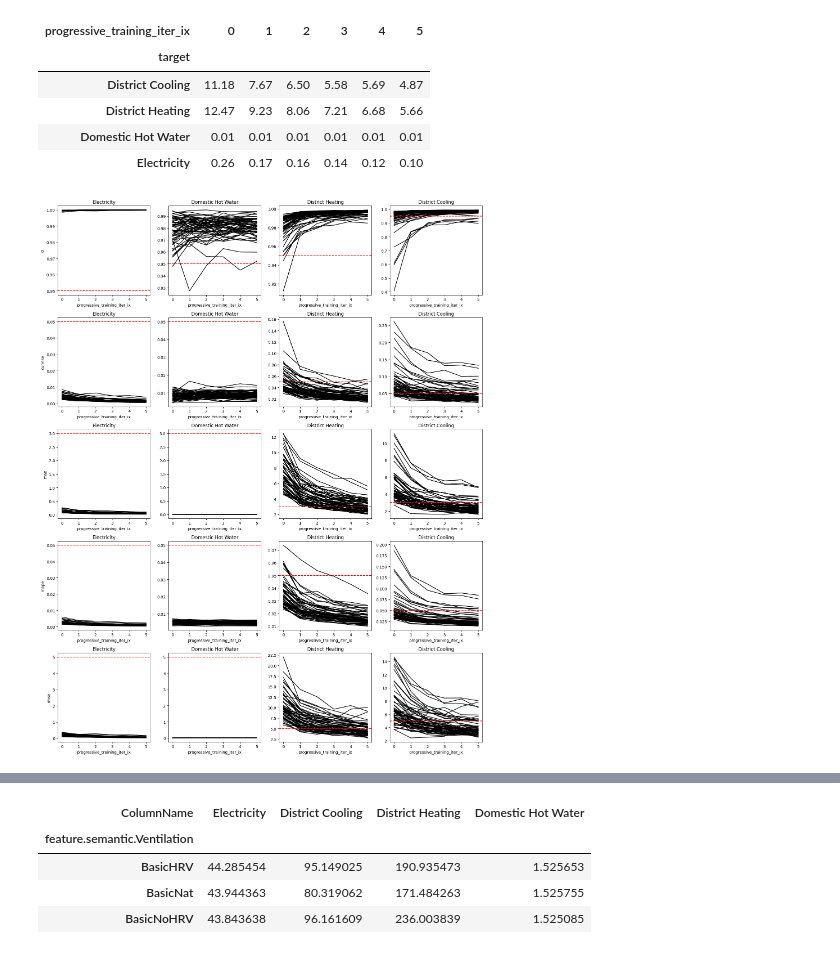
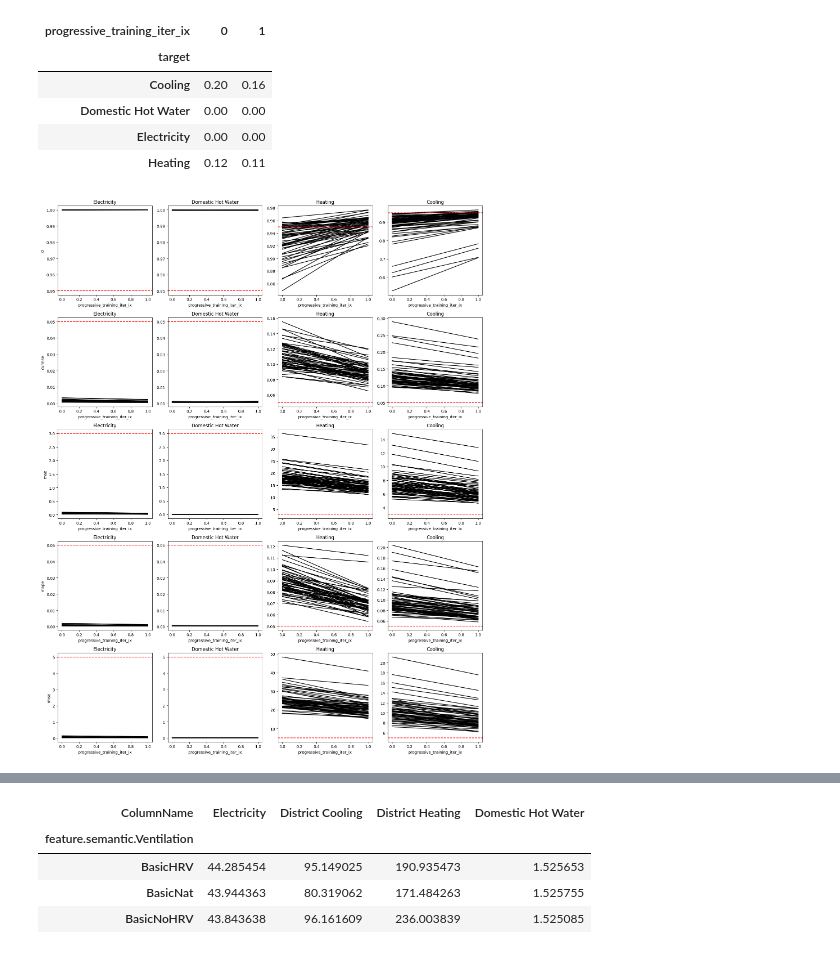
Before and after one commit to szvsw/epengine, a Jupyter notebook: notebooks/learning_curves.ipynb, the cells around one changed output, grey strips where cells are left out. Drawn from its saved outputs; the diff is of its cells as text; code cells hidden in the pictures.

```diff
--- a/notebooks/learning_curves.ipynb
+++ b/notebooks/learning_curves.ipynb
@@ -39,17 +90,17 @@ err_dfs = pd.concat(all_dfs)
 (
     err_dfs.groupby("progressive_training_iter_ix")
     .mean()["test"]
-    .xs("mae", level="metric", axis=1)
+    .xs("mape", level="metric", axis=1)
     .T
 ).round(2).groupby("target").max()
 # plt.ylim(0,1)
 # %% [output]
-| progressive_training_iter_ix | 0 | 1 | 2 | 3 | 4 | 5 |
-| target |  |  |  |  |  |  |
-| District Cooling | 11.18 | 7.67 | 6.50 | 5.58 | 5.69 | 4.87 |
-| District Heating | 12.47 | 9.23 | 8.06 | 7.21 | 6.68 | 5.66 |
-| Domestic Hot Water | 0.01 | 0.01 | 0.01 | 0.01 | 0.01 | 0.01 |
-| Electricity | 0.26 | 0.17 | 0.16 | 0.14 | 0.12 | 0.10 |
+| progressive_training_iter_ix | 0 | 1 |
+| target |  |  |
+| Cooling | 0.20 | 0.16 |
+| Domestic Hot Water | 0.00 | 0.00 |
+| Electricity | 0.00 | 0.00 |
+| Heating | 0.12 | 0.11 |
 # %%
 import matplotlib.pyplot as plt
 
@@ -60,36 +111,36 @@ threshes = {
     "mape": 0.05,
     "r2": 0.95,
 }
 # threshes = {
 #     "mae": 1,
 #     "rmse": 1,
 #     "cvrmse": 0.05,
 #     "mape": 0.05,
 #     "r2": 0.95,
 # }
 fig, axs = plt.subplots(5, 4, figsize=(16, 20))
 for row_ix, metric in enumerate(["r2", "cvrmse", "mae", "mape", "rmse"]):
     for col_ix, target in enumerate([
         "Electricity",
         "Domestic Hot Water",
-        "District Heating",
-        "District Cooling",
+        "Heating",
+        "Cooling",
     ]):
         ax = axs[row_ix, col_ix]
         errs = (
             err_dfs.groupby("progressive_training_iter_ix")
             .mean()["test"]
             .xs(metric, level="metric", axis=1)
             .xs(target, level="target", axis=1)
         )
         ax.set_title(target)
         errs.plot(legend=False, ax=ax, color="black")
         ax.axhline(threshes[metric], color="red", linestyle="--")
         if col_ix == 0:
             ax.set_ylabel(metric)
 fig.tight_layout()
 # %% [output]
-[figure, old version]
+[figure, new version]
 # %%
 key = sample_results_files[-1]["Key"]
 df = pd.read_parquet(f"s3://{bucket}/{key}")
```
Also changed, not shown: parts of 15 cells of this notebook, 5 other files.
